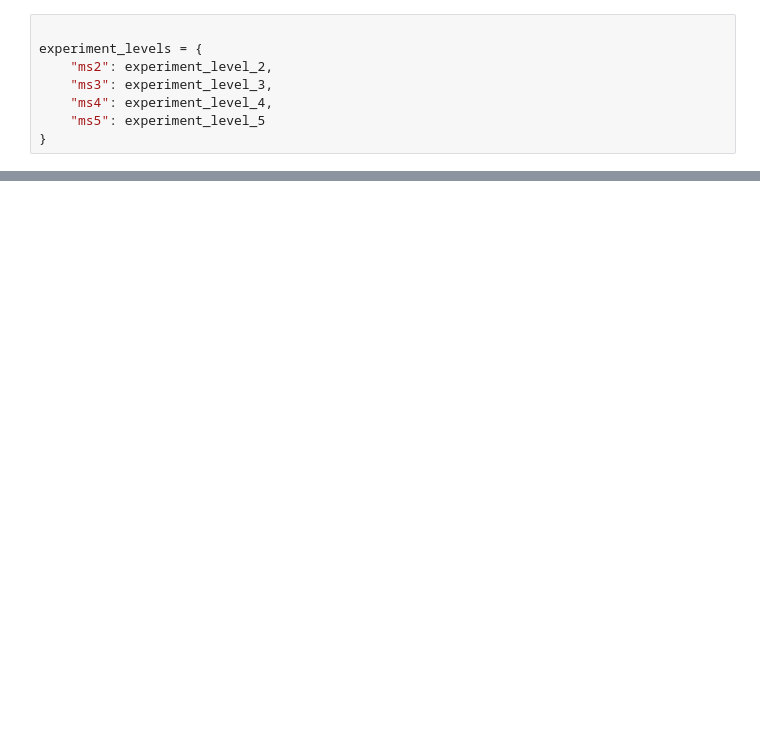
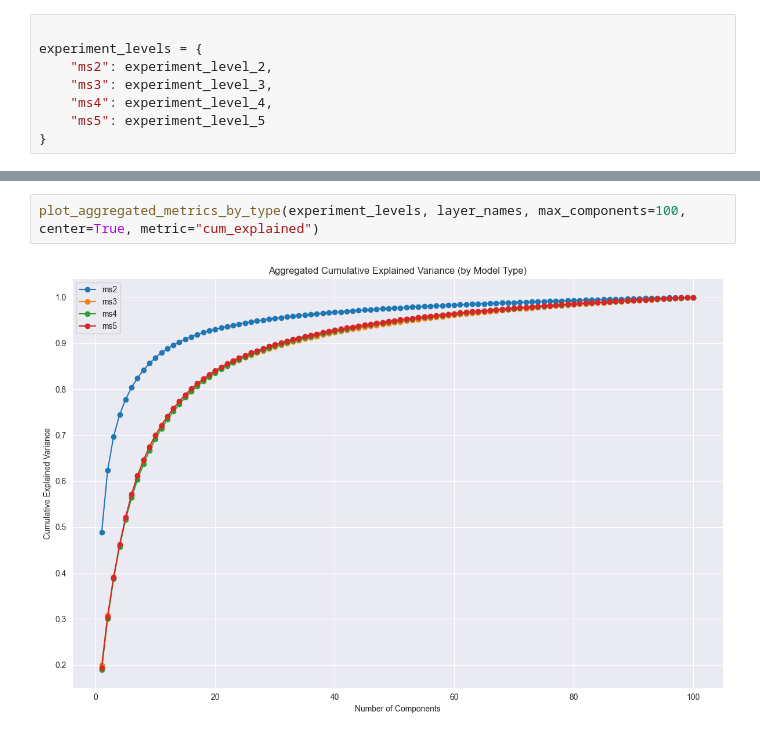
Before and after one commit to Jozefov/PhantoMS, a Jupyter notebook: notebooks/analysis/CKA_Retrieval_COSINE/eigen_values_by_input_representation.ipynb, the cells around one changed output, grey strips where cells are left out. Saved outputs shown, nothing was run; the diff lists cells and outputs as text; blank space fills up the shorter version.

```diff
--- a/notebooks/analysis/CKA_Retrieval_COSINE/eigen_values_by_input_representation.ipynb
+++ b/notebooks/analysis/CKA_Retrieval_COSINE/eigen_values_by_input_representation.ipynb
@@ -831,0 +727,4 @@ plot_aggregated_metrics_by_level(experiment_levels, layer_names, max_components=
+# %%
+plot_aggregated_metrics_by_type(experiment_levels, layer_names, max_components=100, center=True, metric="cum_explained")
+# %% [output]
+[figure, added]
```
Also changed, not shown: parts of 6 cells of this notebook.
